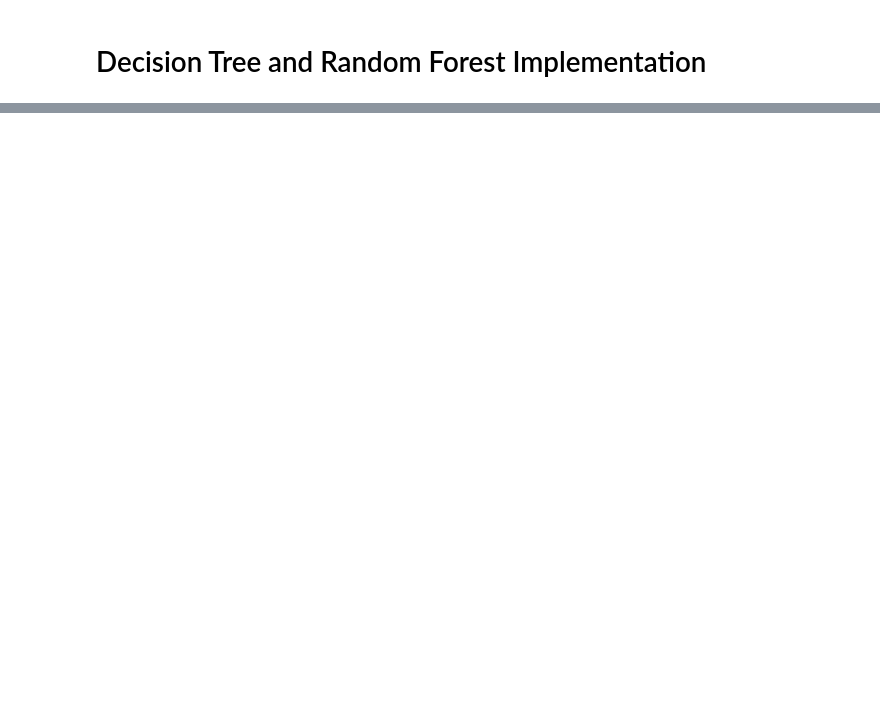
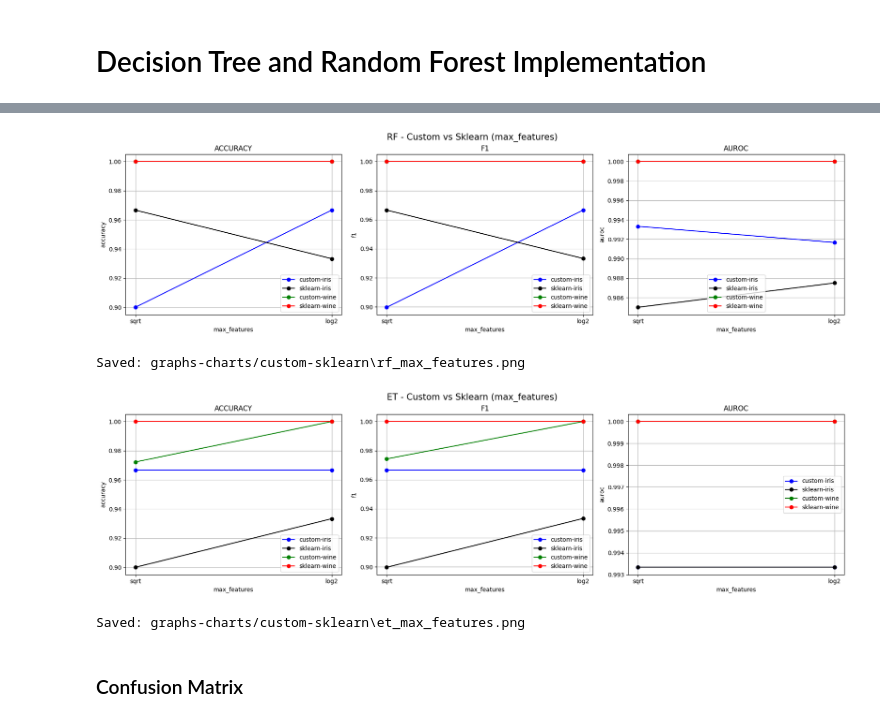
Before and after one commit to suhashines/ML-labworks, a Jupyter notebook: offline-2/codes/2005037.ipynb, the cells around one changed output, grey strips where cells are left out. Cells and saved outputs as stored; diff of their text form; code cells hidden in the pictures; blank space fills up the shorter version.

```diff
--- a/offline-2/codes/2005037.ipynb
+++ b/offline-2/codes/2005037.ipynb
@@ -54,0 +312,18 @@ compare_all_models("iris")
+# %%
+plot_custom_vs_sklearn(
+    "rf",
+    "max_features",
+    ["sqrt", "log2"]
+)
+plot_custom_vs_sklearn(
+    "et",
+    "max_features",
+    ["sqrt", "log2"]
+)
+# %% [output]
+[figure, added]
+Saved: graphs-charts/custom-sklearn\rf_max_features.png
+[figure, added]
+Saved: graphs-charts/custom-sklearn\et_max_features.png
+# %% [markdown]
+### Confusion Matrix
```
Also changed, not shown: parts of 15 cells of this notebook, 17 other files.
